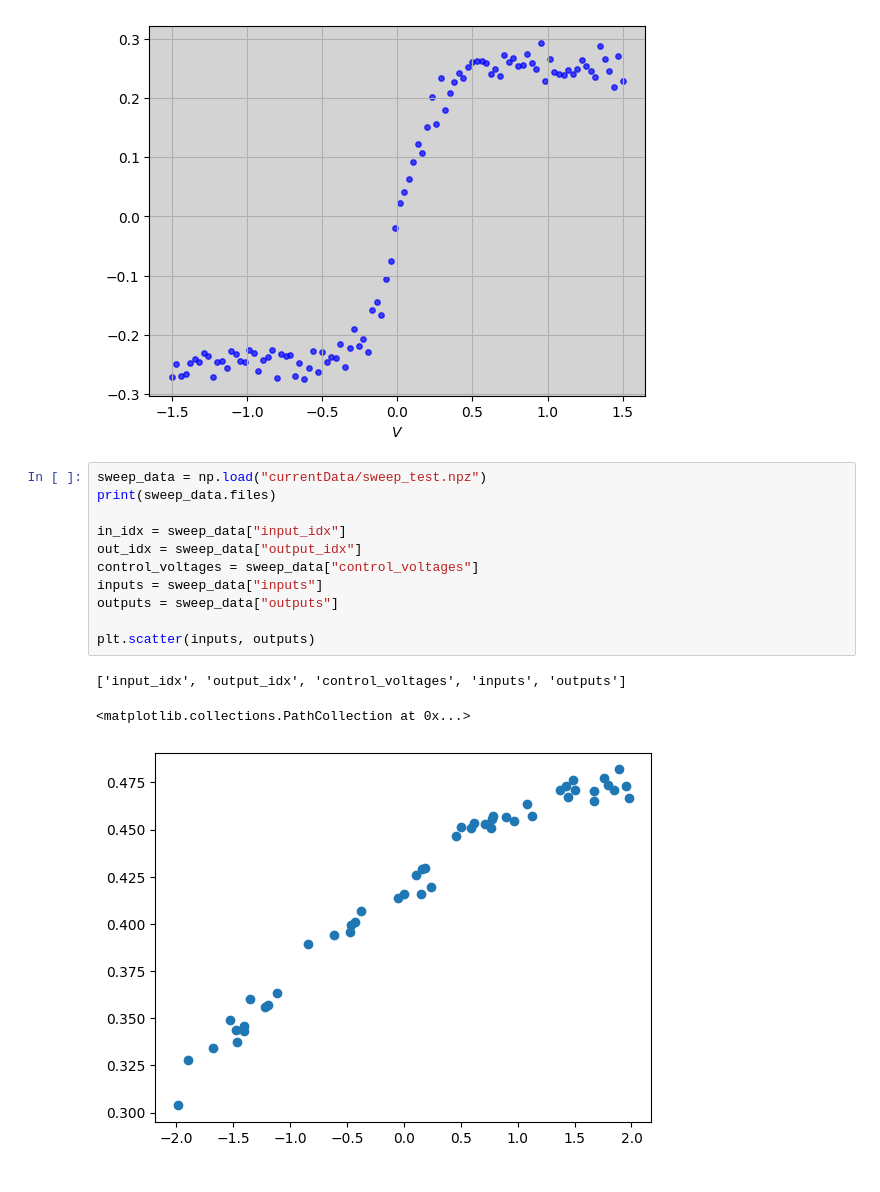
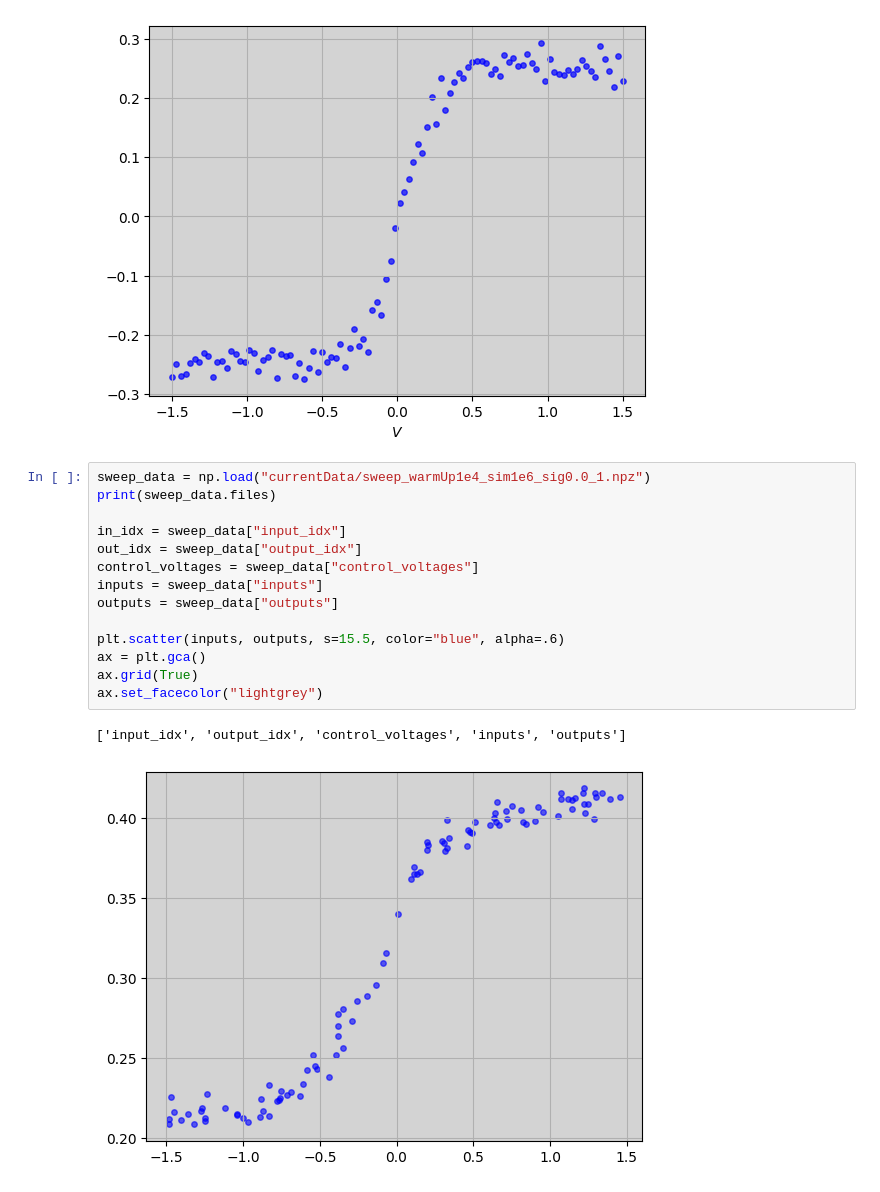
Before and after one commit to jwass1997/KMC_V1.1, a Jupyter notebook: test.ipynb, the cells around one changed output. Cells and saved outputs as stored; diff of their text form.

```diff
--- a/test.ipynb
+++ b/test.ipynb
@@ -164,17 +169,19 @@ ax.scatter(vs, data, s=15, alpha=.7, color="blue")
 <matplotlib.collections.PathCollection at 0x...>
 [figure]
 # %%
-sweep_data = np.load("currentData/sweep_test.npz")
+sweep_data = np.load("currentData/sweep_warmUp1e4_sim1e6_sig0.0_1.npz")
 print(sweep_data.files)
 
 in_idx = sweep_data["input_idx"]
 out_idx = sweep_data["output_idx"]
 control_voltages = sweep_data["control_voltages"]
 inputs = sweep_data["inputs"]
 outputs = sweep_data["outputs"]
 
-plt.scatter(inputs, outputs)
+plt.scatter(inputs, outputs, s=15.5, color="blue", alpha=.6)
+ax = plt.gca()
+ax.grid(True)
+ax.set_facecolor("lightgrey")
 # %% [output]
 ['input_idx', 'output_idx', 'control_voltages', 'inputs', 'outputs']
-<matplotlib.collections.PathCollection at 0x...>
-[figure, old version]
+[figure, new version]
```
Also changed, not shown: parts of 1 cell of this notebook, 12 other files.
